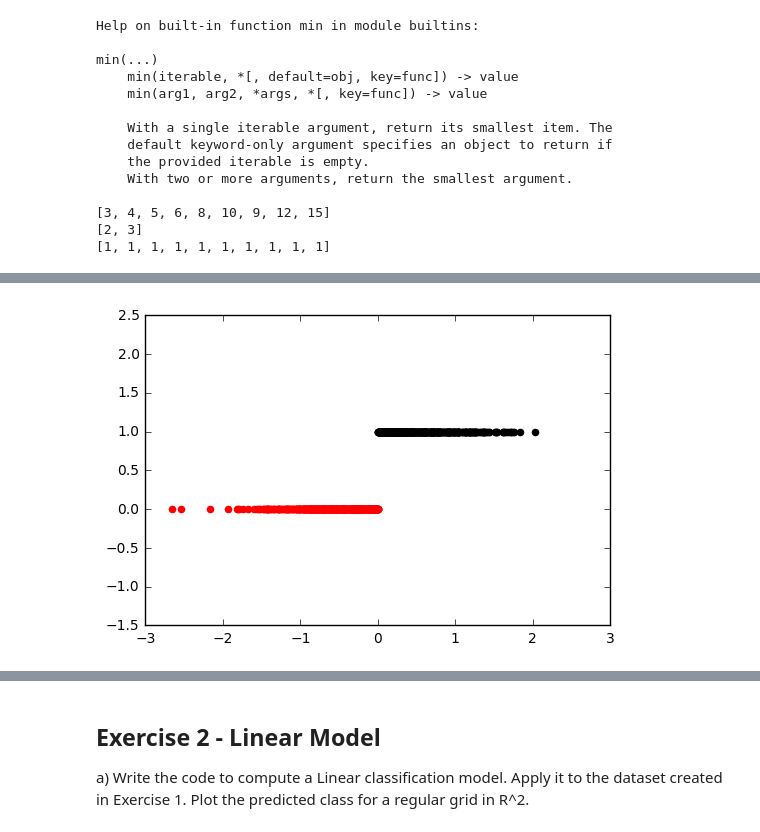
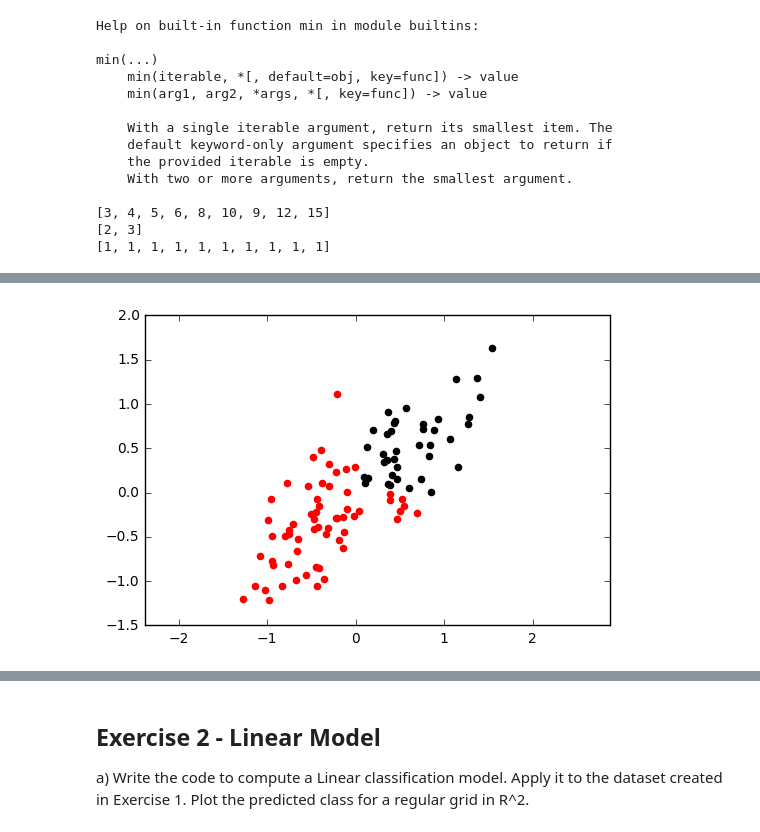
Before and after one commit to amanullahtariq/MLAlgorithm, a Jupyter notebook: Exercise1/Sheet1.ipynb, the cells around one changed output, grey strips where cells are left out. Saved outputs shown, nothing was run; the diff lists cells and outputs as text; code cells hidden in the pictures.

Commit message:
Linear model updated for multivariable training and prediction

```diff
--- a/Exercise1/Sheet1.ipynb
+++ b/Exercise1/Sheet1.ipynb
@@ -40,5 +42,5 @@ import matplotlib.pyplot as plt
 # Draw random samples from multivariate normal distribution
 mean = [0, 0]
 cov = [[0.7,0.5 ], [0.5, 0.5]] # diagonal variance
-n = 1000 # number of points
+n = 100 # number of points
 #Diagonal covariance means that points are oriented along x or y-axis
@@ -56,9 +47,39 @@ plt.show()
-# %%
-YPositive = [1] * len(XPositive)
-YZero = [0] * len(XNegative)
-plt.scatter(XPositive, YPositive, color='black')
-plt.scatter(XNegative, YZero , color='red')
-plt.axis('equal')
-plt.show()
-# %% [output]
-[figure, removed]
+# %%
+#Example taking from the website of sklearn
+# Here we are considering "X" is for multivariate
+
+x = np.random.multivariate_normal(mean, cov, n )
+y = []
+
+for (x1,x2) in x:
+    if x1 >= 0 and x2 >= 0:
+        y.append(1)
+    else:
+        y.append(0)
+# %%
+# Before plotting separate +ve and -ve values
+
+positive = [ (x1,x2) for (x1,x2) in x if x1 >= 0 and x2 >= 0]
+negative = [ (x1,x2) for (x1,x2) in x if x1 < 0 or x2 < 0 ]
+
+#print(positive)
+#print (len(positive))
+
+positive= np.asarray(positive)
+size =  int(positive.size/2)
+positive= positive.reshape(size,2)
+
+
+negative= np.asarray(negative)
+size =  int(negative.size/2)
+negative= negative.reshape(size,2)
+# %%
+plt.scatter(positive[:,0], positive[:,1], color='black')
+#plt.plot(testX, predictY, color='blue', linewidth=3)
+plt.scatter(negative[:,0], negative[:,1], color='red')
+
+
+plt.axis('equal')
+plt.show()
+# %% [output]
+[figure, added]
```
Also changed, not shown: parts of 13 cells of this notebook, 1 other file.
